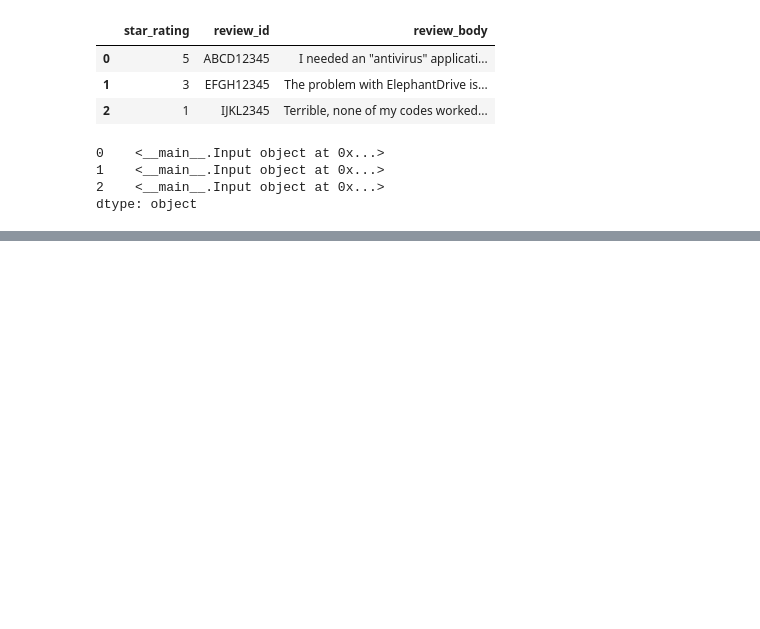
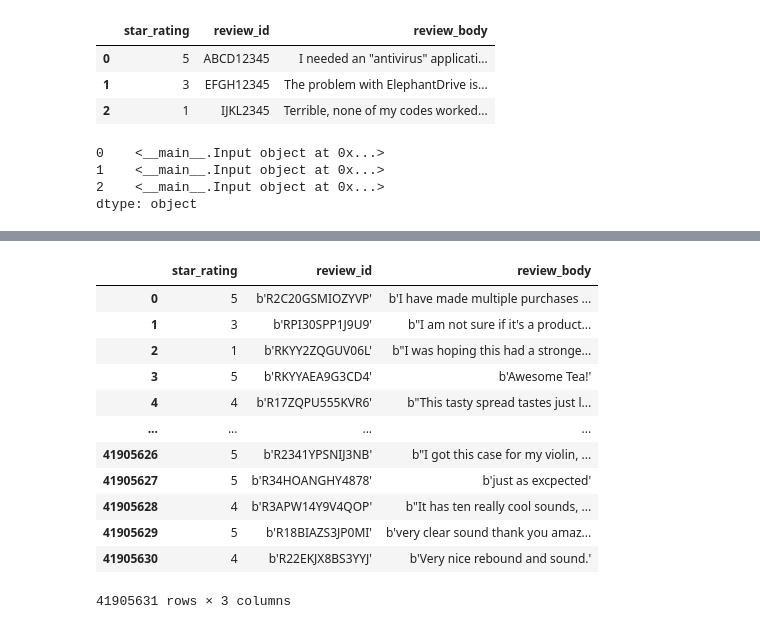
Before and after one commit to developer-onizuka/MachineLearningOnAWS, a Jupyter notebook: BERT-embedding-from-text.ipynb, the cells around one changed output, grey strips where cells are left out. Saved outputs shown, nothing was run; the diff lists cells and outputs as text; code cells hidden in the pictures; blank space fills up the shorter version.

```diff
--- a/BERT-embedding-from-text.ipynb
+++ b/BERT-embedding-from-text.ipynb
@@ -269,0 +272,18 @@ Writing input 0 of 3
+# %%
+df = pd.read_parquet("/mnt/amazon_reviews_2015.snappy.parquet",columns=["star_rating","review_id","review_body"])
+# %%
+df
+# %% [output]
+|  | star_rating | review_id | review_body |
+| 0 | 5 | b'R2C20GSMIOZYVP' | b'I have made multiple purchases ... |
+| 1 | 3 | b'RPI30SPP1J9U9' | b"I am not sure if it's a product... |
+| 2 | 1 | b'RKYY2ZQGUV06L' | b"I was hoping this had a stronge... |
+| 3 | 5 | b'RKYYAEA9G3CD4' | b'Awesome Tea!' |
+| 4 | 4 | b'R17ZQPU555KVR6' | b"This tasty spread tastes just l... |
+| ... | ... | ... | ... |
+| 41905626 | 5 | b'R2341YPSNIJ3NB' | b"I got this case for my violin, ... |
+| 41905627 | 5 | b'R34HOANGHY4878' | b'just as excpected' |
+| 41905628 | 4 | b'R3APW14Y9V4QOP' | b"It has ten really cool sounds, ... |
+| 41905629 | 5 | b'R18BIAZS3JP0MI' | b'very clear sound thank you amaz... |
+| 41905630 | 4 | b'R22EKJX8BS3YYJ' | b'Very nice rebound and sound.' |
+41905631 rows × 3 columns
```
Also changed, not shown: parts of 19 cells of this notebook.
